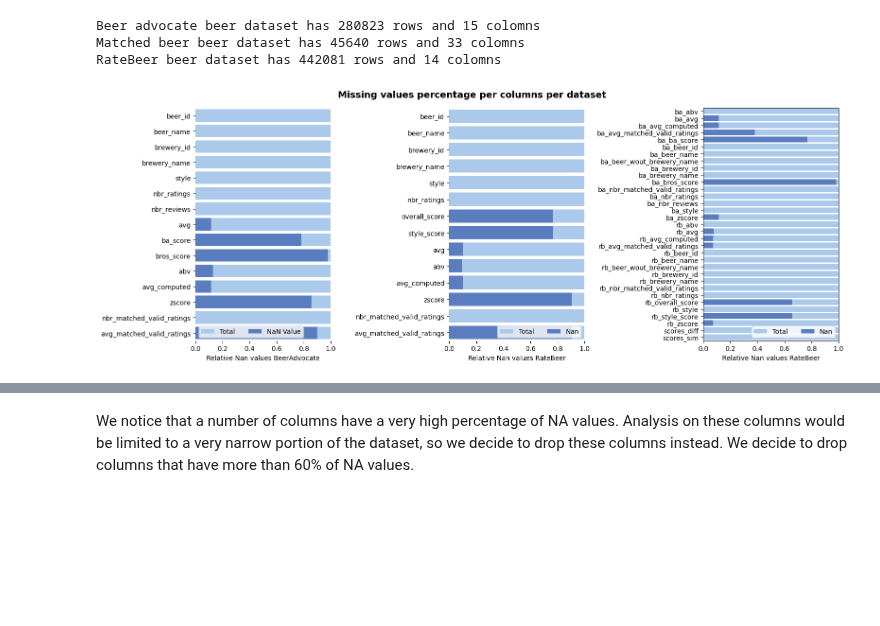
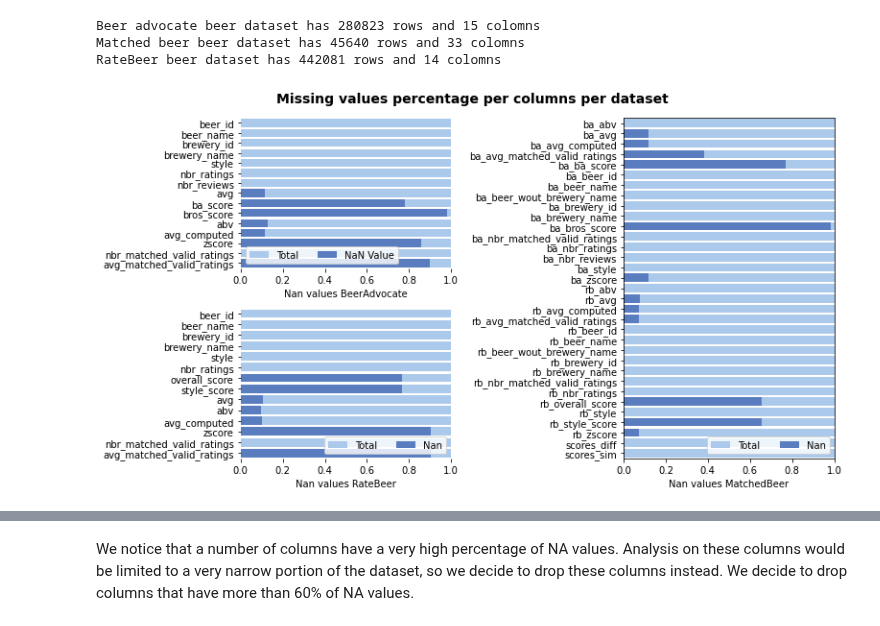
Before and after one commit to epfl-ada/ada-2022-project-hotchocolate, a Jupyter notebook: Notebook.ipynb, the cells around one changed output, grey strips where cells are left out. Saved outputs shown, nothing was run; the diff lists cells and outputs as text; code cells hidden in the pictures; blank space fills up the shorter version.

Commit message:
update sns bars missing value

```diff
--- a/Notebook.ipynb
+++ b/Notebook.ipynb
@@ -149,9 +147,16 @@ dfnan_md['NaN_number'] = (df_md_beer.isna().sum())
 dfnan_md.loc[:,'Total'] = df_md_beer.shape[0]
 # %%
 ## Initialize the matplotlib figure:
-fig2, (ax1, ax2, ax3) = plt.subplots(1,3, figsize=(16,6), sharey=False)
-fig2.tight_layout()  #When working with 'tight_layout',
-fig2.subplots_adjust(top=0.96)  #Adjusting the space for the superior title
+#fig2, (ax1, ax2, ax3) = plt.subplots(1,3, figsize=(16,6), sharey=False)
+#fig2.tight_layout()  #When working with 'tight_layout',
+#fig2.subplots_adjust(top=0.96)  #Adjusting the space for the superior title
+
+plt.close('all')
+fig2 = plt.figure(figsize=(11,6))
+
+ax1 = plt.subplot(221)
+ax2 = plt.subplot(223)
+ax3 = plt.subplot(122)
 
 ## Plot the relative absence by neighborhood
 #Total appointments
@@ -162,37 +167,37 @@ sns.set_color_codes("muted")
 sns.barplot(x='NaN_percentage', y = dfnan_adv.index, data=dfnan_adv, label="NaN Value", color="b", ax=ax1)
 ## Add a legend and informative axis label
 ax1.legend(ncol=2, loc="lower left", frameon=True)
-ax1.set(xlim=(0, 1), ylabel="", xlabel="Relative Nan values BeerAdvocate")
+ax1.set(xlim=(0, 1), ylabel="", xlabel="Nan values BeerAdvocate")
 sns.despine(left=True, bottom=True,ax=ax1)
 
 ## Plot the absolute absence by neighborhood
 #Total appointments
 sns.set_color_codes("pastel")
 sns.barplot(x="Total", y = dfnan_rate.index, data=dfnan_rate, label="Total", color="b",ax=ax2)
 #Attended appointments
 sns.set_color_codes("muted")
 sns.barplot(x='NaN_percentage',  y = dfnan_rate.index, data=dfnan_rate, label="Nan", color="b", ax=ax2)
 ## Add a legend and informative axis label
 ax2.legend(ncol=2, loc="lower right", frameon=True)
-ax2.set(xlim=(0, 1), ylabel="", xlabel="Relative Nan values RateBeer")
+ax2.set(xlim=(0, 1), ylabel="", xlabel="Nan values RateBeer")
 #ax2.set_yticklabels([''])
 sns.despine(left=True, bottom=True, ax=ax2)
 
 ## Plot the absolute absence by neighborhood
 #Total appointments
 sns.set_color_codes("pastel")
 sns.barplot(x="Total", y = dfnan_md.index, data=dfnan_md, label="Total", color="b",ax=ax3)
 #Attended appointments
 sns.set_color_codes("muted")
 sns.barplot(x='NaN_percentage',  y = dfnan_md.index, data=dfnan_md, label="Nan", color="b", ax=ax3)
 ## Add a legend and informative axis label
 ax3.legend(ncol=2, loc="lower right", frameon=True)
-ax3.set(xlim=(0, 1), ylabel="", xlabel="Relative Nan values RateBeer")
+ax3.set(xlim=(0, 1), ylabel="", xlabel="Nan values MatchedBeer")
 #ax3.set_yticklabels([''])
 sns.despine(left=True, bottom=True, ax=ax2)
 
 plt.suptitle('Missing values percentage per columns per dataset', fontsize=14, fontweight='bold')
 plt.tight_layout()
 plt.show()
 # %% [output]
-[figure, old version]
+[figure, new version]
```
Also changed, not shown: parts of 2 cells of this notebook.
